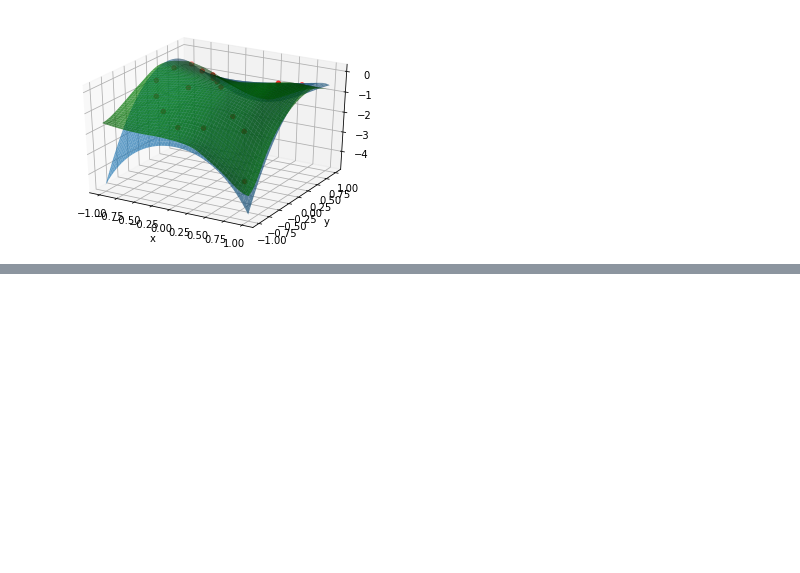
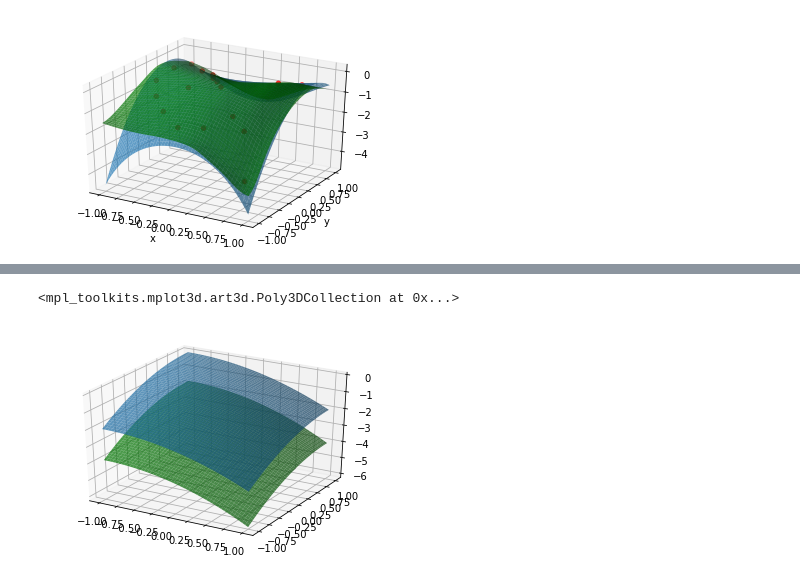
Before and after one commit to DFNaiff/BVBQ, a Jupyter notebook: toybox/bvbq_test1.ipynb, the cells around one changed output, grey strips where cells are left out. Cells and saved outputs as stored; diff of their text form; code cells hidden in the pictures; blank space fills up the shorter version.

```diff
--- a/toybox/bvbq_test1.ipynb
+++ b/toybox/bvbq_test1.ipynb
@@ -147,0 +401,21 @@ DeviceArray([[ 0.7046362 ],
+# %%
+def objective_function(params):
+    mean,rawvar = params['mean'],params['rawvar']
+    var = jnp.log(1+jnp.exp(rawvar))
+    distrib = DiagonalNormalDistribution(mean,var)
+    print(distrib.sample(1000).mean(axis=0))
+    res = -elbo(exponential_quartic,distrib,1000)
+    return res
+# %%
+params = {'mean':jnp.zeros(2),'rawvar':jnp.zeros(2)}
+func_grad = jax.value_and_grad(objective_function)
+alpha = 1e-1
+maxiter = 50
+for i in range(maxiter):
+    res,grads = func_grad(params)
+    for key,_ in params.items():
+        params[key] -= alpha*grads[key]
+    print(params['mean'],params['rawvar'],res)
+mean,rawvar = params['mean'],params['rawvar']
+var = jnp.log(1+jnp.exp(rawvar))
+distrib = DiagonalNormalDistribution(mean,var)
@@ -147,0 +440,15 @@ DeviceArray([[ 0.7046362 ],
+# %%
+fig = plt.figure()
+ax = fig.add_subplot(111,projection='3d')
+x = np.linspace(-1,1)
+y = np.linspace(-1,1)
+X,Y = np.meshgrid(x,y)
+Z = exponential_quartic(np.stack([X,Y],axis=-1))
+ax.plot_surface(X,Y,Z,alpha=0.7)
+
+
+Zboost = distrib.logprob(np.stack([X,Y],axis=-1))
+ax.plot_surface(X,Y,Zboost,alpha=0.7,color='green')
+# %% [output]
+<mpl_toolkits.mplot3d.art3d.Poly3DCollection at 0x...>
+[figure, added]
```
Also changed, not shown: parts of 20 cells of this notebook, 3 other files.
